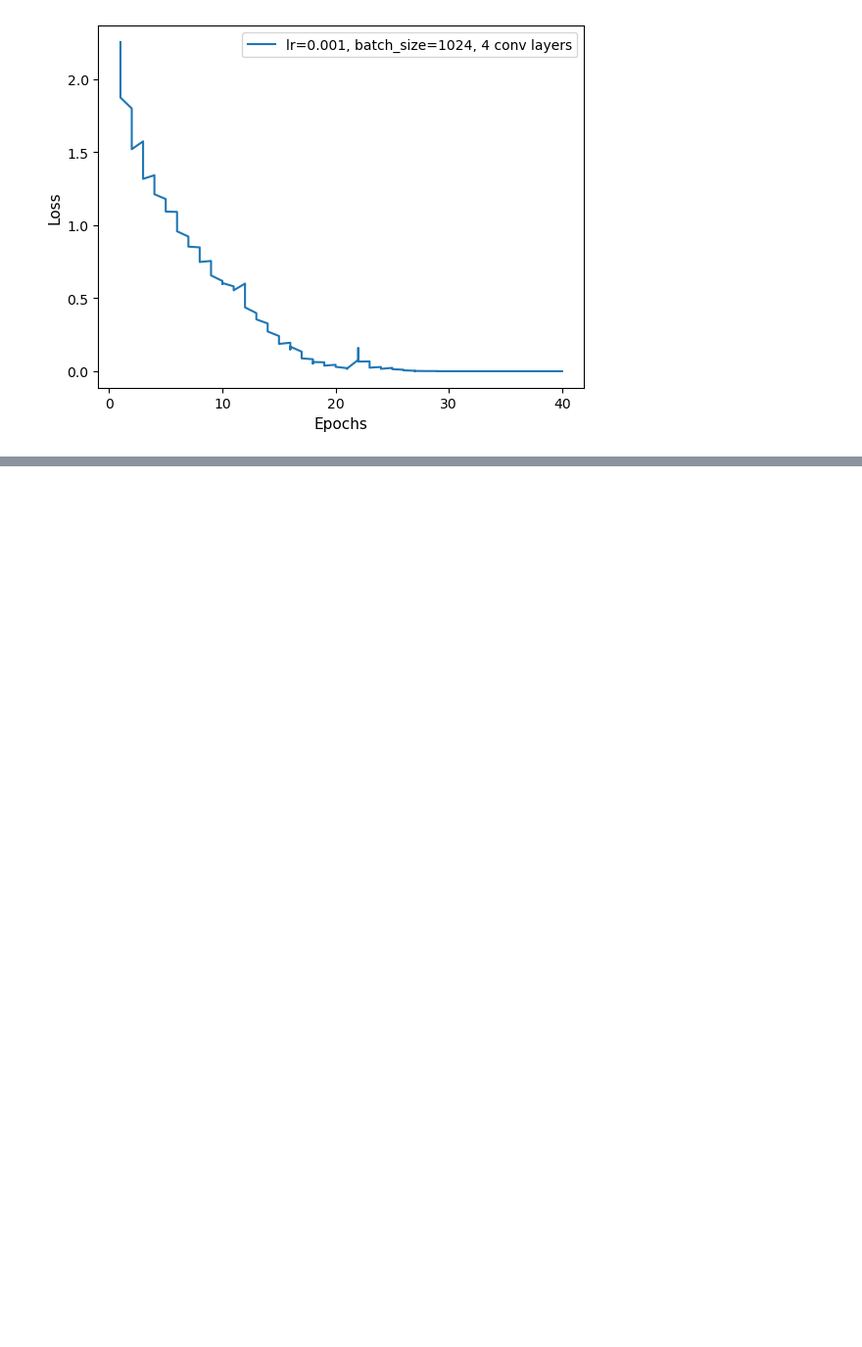
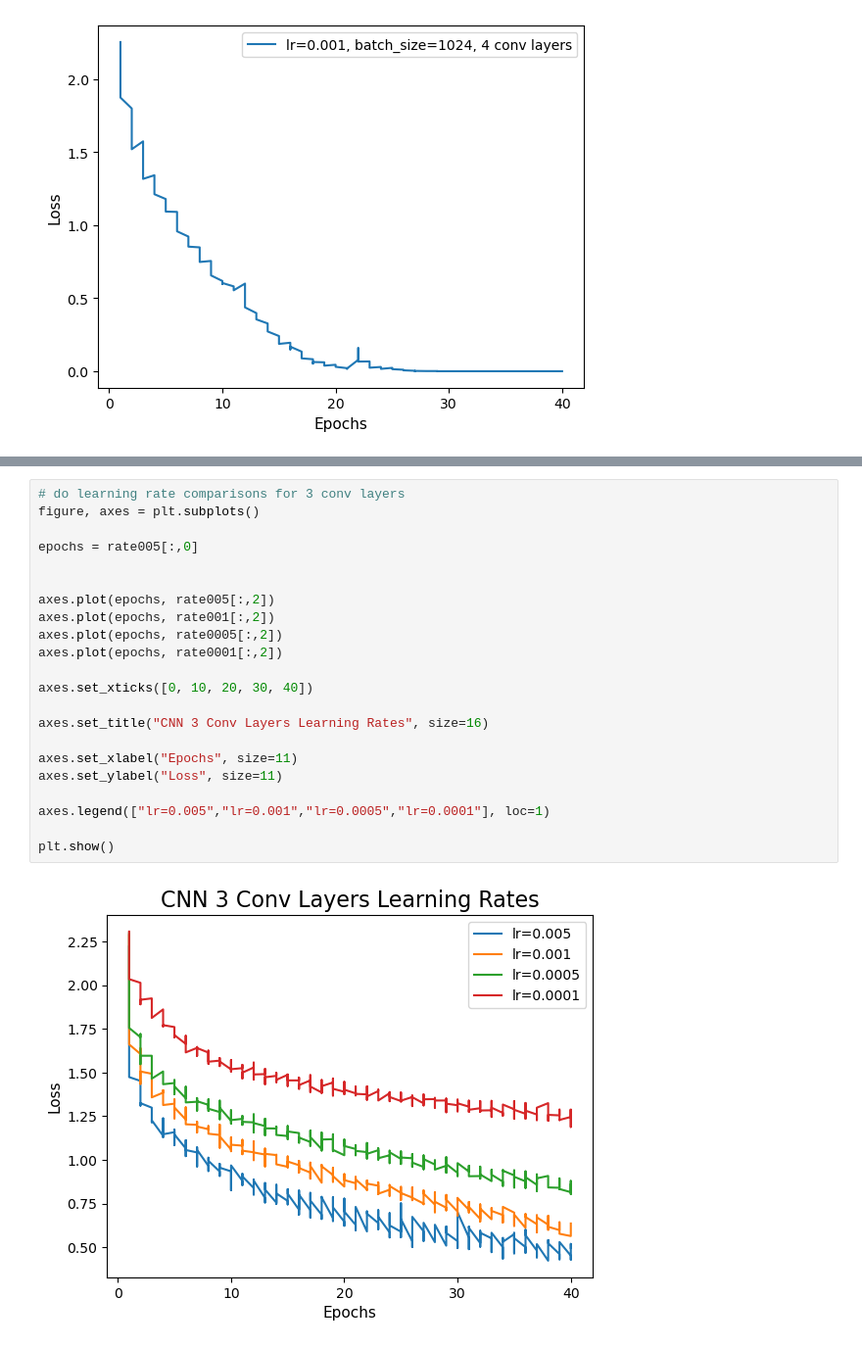
Before and after one commit to SorchaJ/CIFAR-10, a Jupyter notebook: cifar10_CNNFigures.ipynb, the cells around one changed output, grey strips where cells are left out. Shown at 98% size. Cells and saved outputs as stored; diff of their text form; blank space fills up the shorter version.

```diff
--- a/cifar10_CNNFigures.ipynb
+++ b/cifar10_CNNFigures.ipynb
@@ -50,0 +61,24 @@ plt.show()
+# %%
+# do learning rate comparisons for 3 conv layers
+figure, axes = plt.subplots()
+
+epochs = rate005[:,0]
+
+
+axes.plot(epochs, rate005[:,2])
+axes.plot(epochs, rate001[:,2])
+axes.plot(epochs, rate0005[:,2])
+axes.plot(epochs, rate0001[:,2])
+
+axes.set_xticks([0, 10, 20, 30, 40])
+
+axes.set_title("CNN 3 Conv Layers Learning Rates", size=16)
+
+axes.set_xlabel("Epochs", size=11)
+axes.set_ylabel("Loss", size=11)
+
+axes.legend(["lr=0.005","lr=0.001","lr=0.0005","lr=0.0001"], loc=1)
+
+plt.show()
+# %% [output]
+[figure, added]
```
Also changed, not shown: parts of 13 cells of this notebook.
